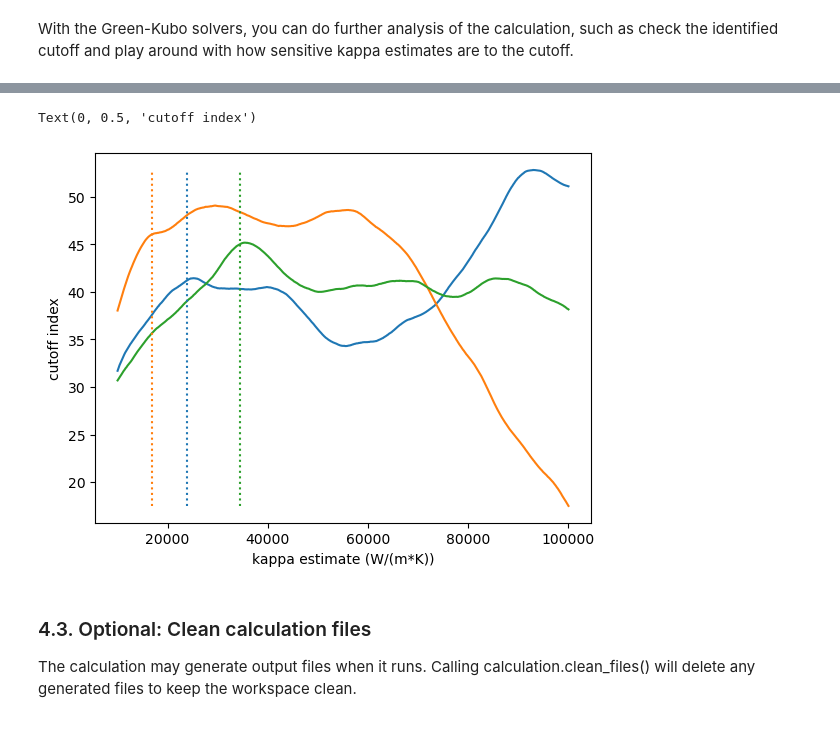
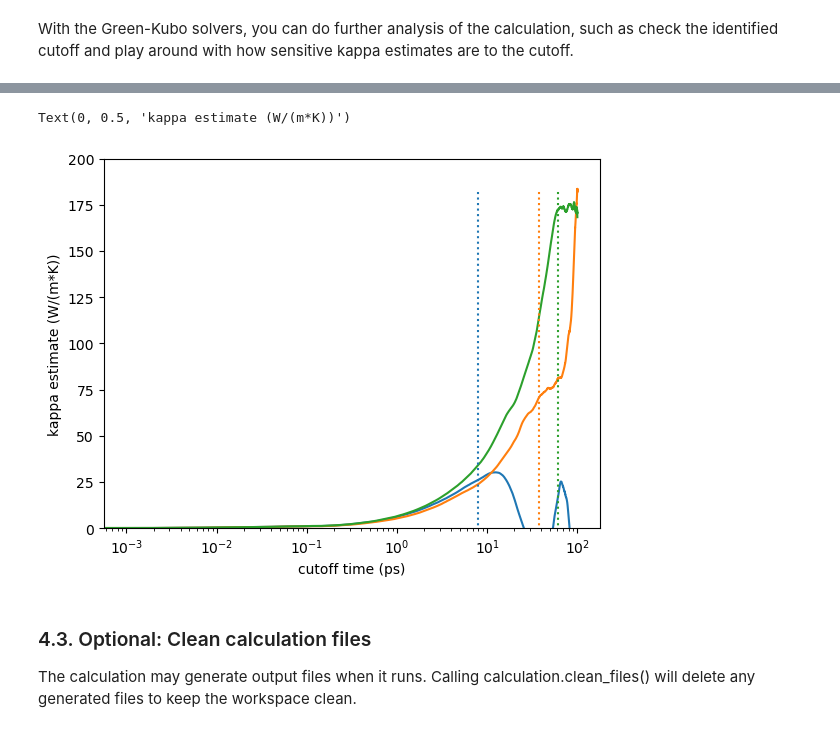
Before and after one commit to lmhale99/iprPy, a Jupyter notebook: notebook/thermal_conductivity_green_kubo/thermal_conductivity_green_kubo.ipynb, the cells around one changed output, grey strips where cells are left out. Drawn from its saved outputs; the diff is of its cells as text; code cells hidden in the pictures.

```diff
--- a/notebook/thermal_conductivity_green_kubo/thermal_conductivity_green_kubo.ipynb
+++ b/notebook/thermal_conductivity_green_kubo/thermal_conductivity_green_kubo.ipynb
@@ -135,7 +135,7 @@ if savefiles:
 # %%
 lammps_command = 'lmp_serial'
 mpi_command = None
-mpi_command = 'mpiexec -localonly 6'
+#mpi_command = 'mpiexec -localonly 6'
 
 # Optional: check that LAMMPS works and show its version
 print(f'LAMMPS version = {am.lammps.checkversion(lammps_command)["version"]}')
@@ -207,7 +207,7 @@ print('# of atoms in system =', system.natoms)
 - __createvelocities__ (*bool, optional*) Setting this to True will assign new random velocities to the atoms prior to running.  If this is used, then it would be wise to set an equilsteps value to let the velocities equilibrate before running the main Green-Kubo run.
 - __randomseed__ (*int or None, optional*) Random number seed used by LAMMPS in creating velocities.  Only used if resetvelocities is True.  Default is None which will select a random int between 1 and 900000000.
 # %%
-equilsteps = 100000
+equilsteps = 10000
 temperature = 1000
 runsteps = 1000000
 centroid_stress = False
@@ -280,30 +313,30 @@ print(gkx.index_cut, gky.index_cut, gkz.index_cut)
 # %%
-kapxs = []
-kapys = []
-kapzs = []
+time = uc.get_in_units(gkx.time, 'ps')
+kappa_x = uc.get_in_units(gkx.kappa(), kappa_units)
+kappa_y = uc.get_in_units(gky.kappa(), kappa_units)
+kappa_z = uc.get_in_units(gkz.kappa(), kappa_units)
 
-cutoffs = [i for i in range(10000, 100001)]
-for i in cutoffs:
-    kapxs.append(gkx.kappa(index_cut=i))
-    kapys.append(gky.kappa(index_cut=i))
-    kapzs.append(gkz.kappa(index_cut=i))
+plt.plot(time, kappa_x, 'C0')
+plt.plot(time, kappa_y, 'C1')
+plt.plot(time, kappa_z, 'C2')
 
-plt.plot(cutoffs, uc.get_in_units(kapxs, kappa_units), 'C0')
-plt.plot(cutoffs, uc.get_in_units(kapys, kappa_units), 'C1')
-plt.plot(cutoffs, uc.get_in_units(kapzs, kappa_units), 'C2')
+ymin = np.min([kappa_x, kappa_y, kappa_z])
+ymax = np.max([kappa_x, kappa_y, kappa_z])
 
-ymin = uc.get_in_units(np.min([kapxs, kapys, kapzs]), kappa_units)
-ymax = uc.get_in_units(np.max([kapxs, kapys, kapzs]), kappa_units)
+tcut_x = uc.get_in_units(gkx.tcut_std_noise_fraction(20)[1], 'ps')
+tcut_y = uc.get_in_units(gky.tcut_std_noise_fraction(20)[1], 'ps')
+tcut_z = uc.get_in_units(gkz.tcut_std_noise_fraction(20)[1], 'ps')
+plt.plot([tcut_x, tcut_x], [ymin, ymax], 'C0:')
+plt.plot([tcut_y, tcut_y], [ymin, ymax], 'C1:')
+plt.plot([tcut_z, tcut_z], [ymin, ymax], 'C2:')
+plt.xscale('log')
+plt.ylim(0, 200)
 
-plt.plot([gkx.index_cut, gkx.index_cut], [ymin, ymax], 'C0:')
-plt.plot([gky.index_cut, gky.index_cut], [ymin, ymax], 'C1:')
-plt.plot([gkz.index_cut, gkz.index_cut], [ymin, ymax], 'C2:')
-
-plt.xlabel(f'kappa estimate ({kappa_units})')
-plt.ylabel(f'cutoff index')
+plt.xlabel(f'cutoff time (ps)')
+plt.ylabel(f'kappa estimate ({kappa_units})')
 # %% [output]
-Text(0, 0.5, 'cutoff index')
+Text(0, 0.5, 'kappa estimate (W/(m*K))')
-[figure, old version]
+[figure, new version]
 # %% [markdown]
 ### 4.3. Optional: Clean calculation files
 
```
Also changed, not shown: parts of 5 cells of this notebook, 4 other files.
